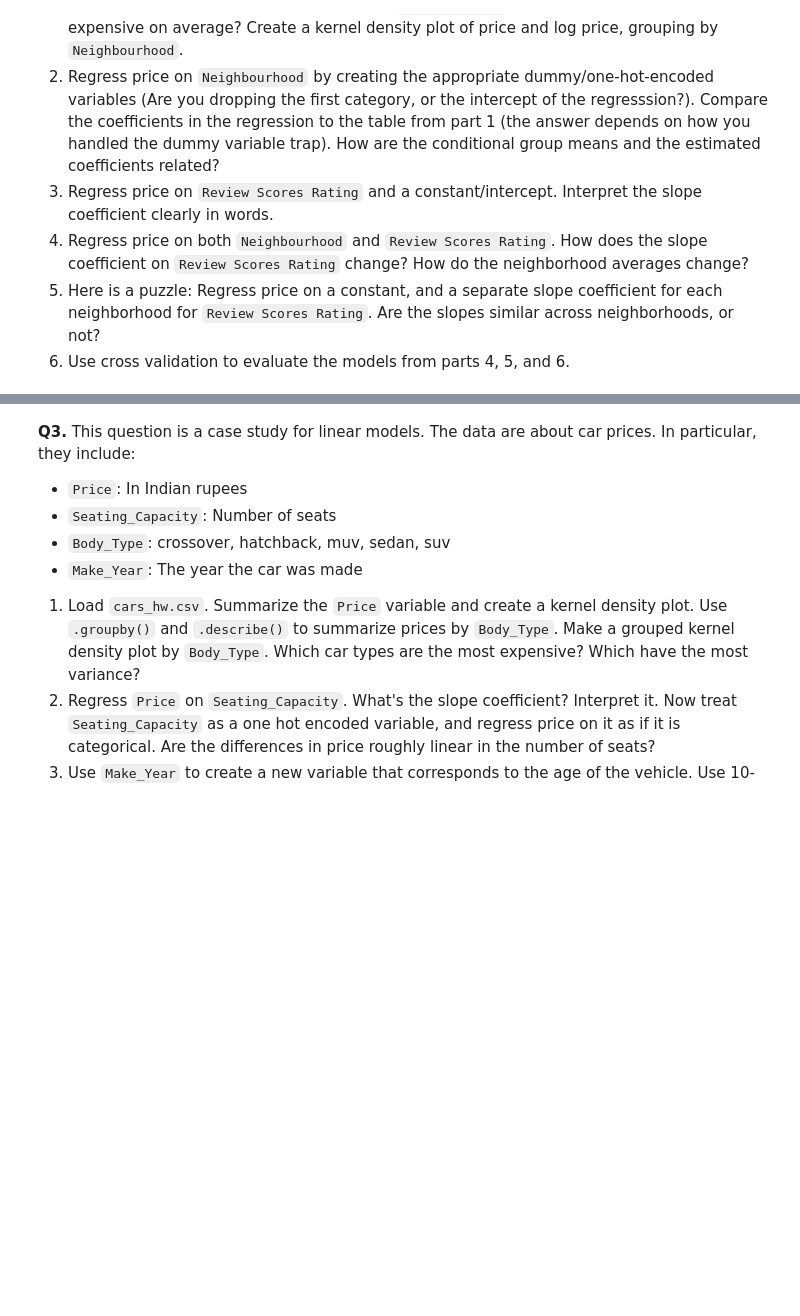
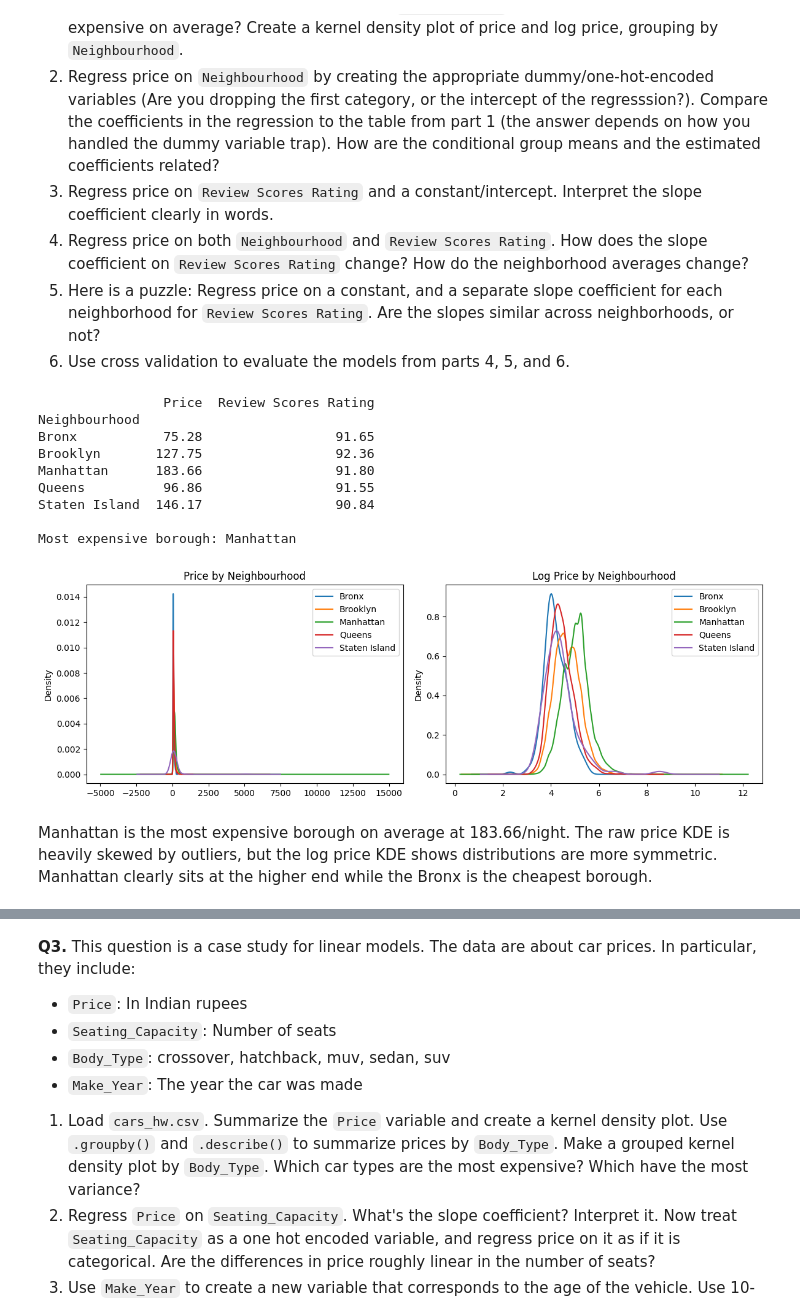
Before and after one commit to simonalam/undergrad_ml_assignments, a Jupyter notebook: 03_assignment_linear_models/03_assignment_linear_models.ipynb, the cells around one changed output, grey strips where cells are left out. Drawn from its saved outputs; the diff is of its cells as text; code cells hidden in the pictures; blank space fills up the shorter version.

```diff
--- a/03_assignment_linear_models/03_assignment_linear_models.ipynb
+++ b/03_assignment_linear_models/03_assignment_linear_models.ipynb
@@ -44,3 +42,45 @@ download_data()
 4. Regress price on both `Neighbourhood` and `Review Scores Rating`. How does the slope coefficient on `Review Scores Rating` change? How do the neighborhood averages change?
 5. Here is a puzzle: Regress price on a constant, and a separate slope coefficient for each neighborhood for `Review Scores Rating`. Are the slopes similar across neighborhoods, or not?
 6. Use cross validation to evaluate the models from parts 4, 5, and 6.
+# %%
+import pandas as pd
+import numpy as np
+import matplotlib.pyplot as plt
+import statsmodels.api as sm
+from sklearn.model_selection import cross_val_score
+from sklearn.linear_model import LinearRegression
+
+df = pd.read_csv('Q1_clean.csv')
+df = df.rename(columns={'Neighbourhood ': 'Neighbourhood'})
+df['Price'] = pd.to_numeric(df['Price'], errors='coerce')
+df = df.dropna(subset=['Price', 'Review Scores Rating', 'Neighbourhood'])
+
+# Average prices and scores by neighbourhood
+group_means = df.groupby('Neighbourhood')[['Price', 'Review Scores Rating']].mean().round(2)
+print(group_means)
+print(f"\nMost expensive borough: {group_means['Price'].idxmax()}")
+
+# KDE plots
+fig, axes = plt.subplots(1, 2, figsize=(12, 4))
+for hood, group in df.groupby('Neighbourhood'):
+    group['Price'].plot.kde(ax=axes[0], label=hood)
+    np.log(group['Price']).plot.kde(ax=axes[1], label=hood)
+axes[0].set_title('Price by Neighbourhood')
+axes[1].set_title('Log Price by Neighbourhood')
+for ax in axes:
+    ax.legend()
+plt.tight_layout()
+plt.show()
+# %% [output]
+                Price  Review Scores Rating
+Neighbourhood
+Bronx           75.28                 91.65
+Brooklyn       127.75                 92.36
+Manhattan      183.66                 91.80
+Queens          96.86                 91.55
+Staten Island  146.17                 90.84
+
+Most expensive borough: Manhattan
+[figure, added]
+# %% [markdown]
+Manhattan is the most expensive borough on average at 183.66/night. The raw price KDE is heavily skewed by outliers, but the log price KDE shows distributions are more symmetric. Manhattan clearly sits at the higher end while the Bronx is the cheapest borough.
```
Also changed, not shown: parts of 33 cells of this notebook.
